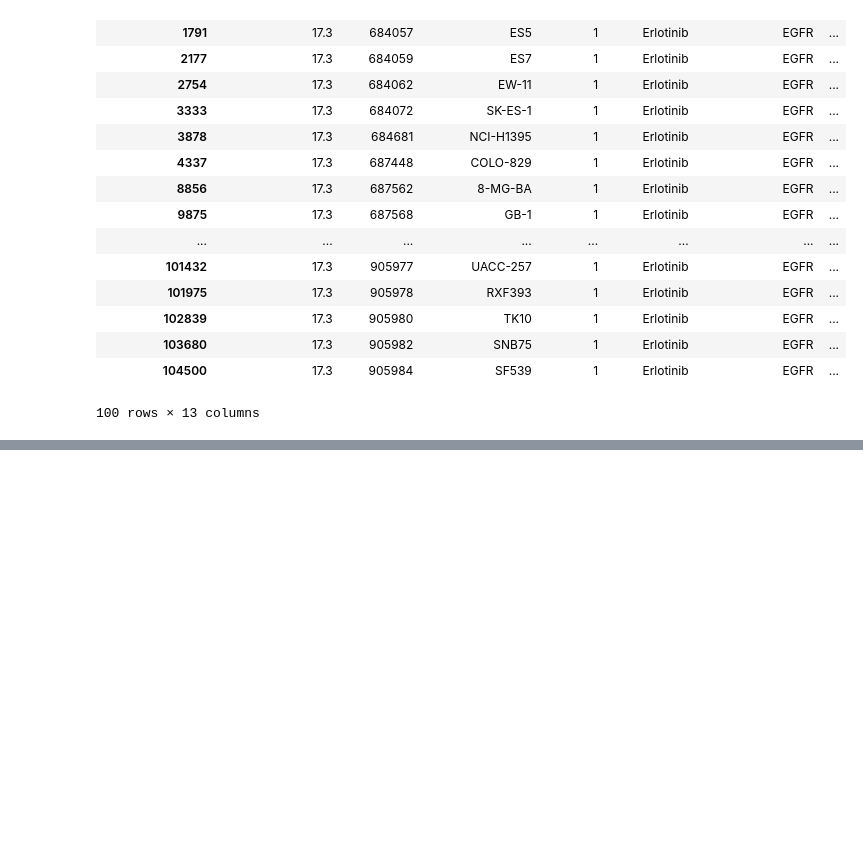
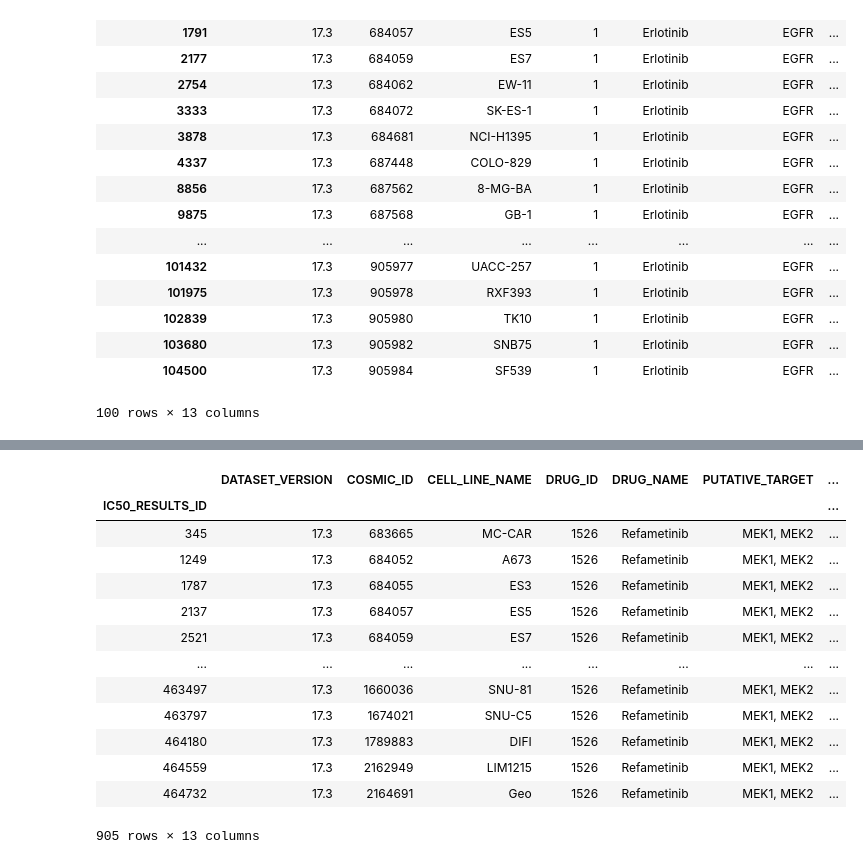
Before and after one commit to esko22/ucb-w210-cap-drug-response, a Jupyter notebook: DrugProfiles/drug_response_eda.ipynb, the cells around one changed output, grey strips where cells are left out. Drawn from its saved outputs; the diff is of its cells as text; code cells hidden in the pictures; blank space fills up the shorter version.

```diff
--- a/DrugProfiles/drug_response_eda.ipynb
+++ b/DrugProfiles/drug_response_eda.ipynb
@@ -227,3 +227,5 @@ dose_response_df.head(100)
 100 rows × 13 columns
 # %%
 dose_response_df.to_csv('../data/v17.3_fitted_dose_response_binary.csv')
+# %%
+drb_df = pd.read_csv('../data/v17.3_fitted_dose_response_binary.csv', index_col='IC50_RESULTS_ID')
@@ -229,0 +361,17 @@ dose_response_df.to_csv('../data/v17.3_fitted_dose_response_binary.csv')
+# %%
+drb_df[drb_df.DRUG_ID ==1526]
+# %% [output]
+|  | DATASET_VERSION | COSMIC_ID | CELL_LINE_NAME | DRUG_ID | DRUG_NAME | PUTATIVE_TARGET | ... |
+| IC50_RESULTS_ID |  |  |  |  |  |  | ... |
+| 345 | 17.3 | 683665 | MC-CAR | 1526 | Refametinib | MEK1, MEK2 | ... |
+| 1249 | 17.3 | 684052 | A673 | 1526 | Refametinib | MEK1, MEK2 | ... |
+| 1787 | 17.3 | 684055 | ES3 | 1526 | Refametinib | MEK1, MEK2 | ... |
+| 2137 | 17.3 | 684057 | ES5 | 1526 | Refametinib | MEK1, MEK2 | ... |
+| 2521 | 17.3 | 684059 | ES7 | 1526 | Refametinib | MEK1, MEK2 | ... |
+| ... | ... | ... | ... | ... | ... | ... | ... |
+| 463497 | 17.3 | 1660036 | SNU-81 | 1526 | Refametinib | MEK1, MEK2 | ... |
+| 463797 | 17.3 | 1674021 | SNU-C5 | 1526 | Refametinib | MEK1, MEK2 | ... |
+| 464180 | 17.3 | 1789883 | DIFI | 1526 | Refametinib | MEK1, MEK2 | ... |
+| 464559 | 17.3 | 2162949 | LIM1215 | 1526 | Refametinib | MEK1, MEK2 | ... |
+| 464732 | 17.3 | 2164691 | Geo | 1526 | Refametinib | MEK1, MEK2 | ... |
+905 rows × 13 columns
```
Also changed, not shown: parts of 15 cells of this notebook, 6 other files.
